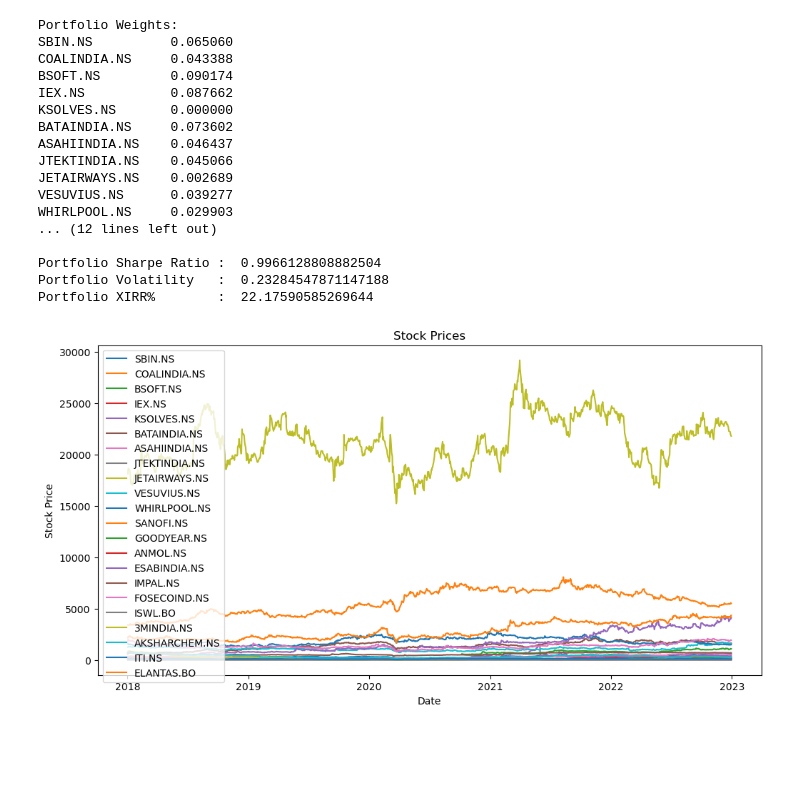
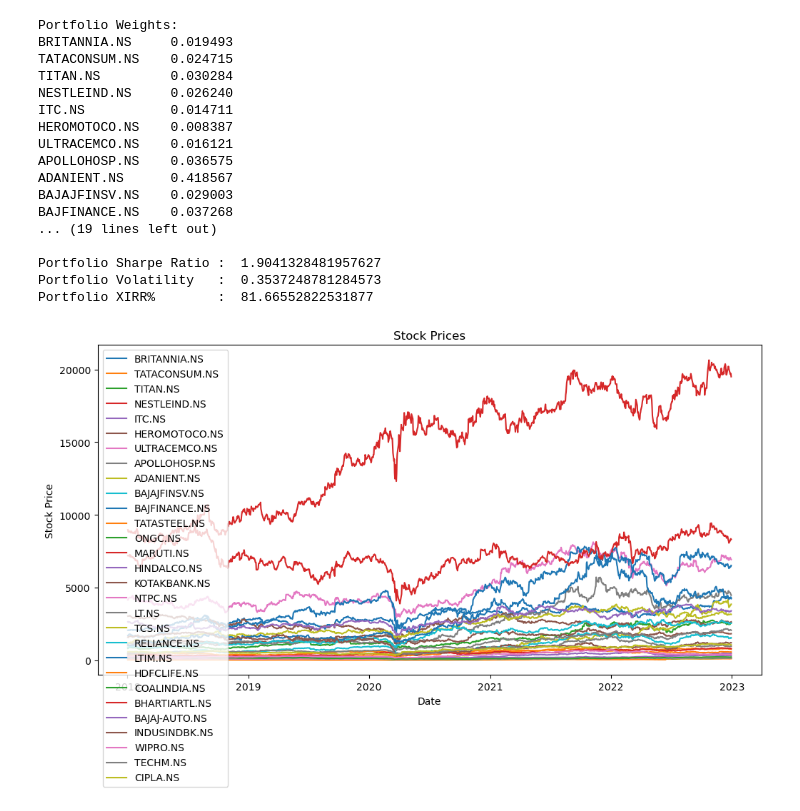
Before and after one commit to Arin2021/StockSift-DataDash, a Jupyter notebook: Portfolio_Analysis_Tool.ipynb, the cells around one changed output. Saved outputs shown, nothing was run; the diff lists cells and outputs as text; code cells hidden in the pictures; blank space fills up the shorter version.

```diff
--- a/Portfolio_Analysis_Tool.ipynb
+++ b/Portfolio_Analysis_Tool.ipynb
@@ -40,7 +40,7 @@ def calculate_volatility(daily_returns):
 # %%
 if __name__ == "__main__":
     # Input variables
-    tickers = ['SBIN.NS', 'COALINDIA.NS', 'BSOFT.NS', 'IEX.NS', 'KSOLVES.NS', 'BATAINDIA.NS', 'ASAHIINDIA.NS', 'JTEKTINDIA.NS', 'JETAIRWAYS.NS', 'VESUVIUS.NS', 'WHIRLPOOL.NS', 'SANOFI.NS', 'GOODYEAR.NS', 'ANMOL.NS', 'ESABINDIA.NS', 'IMPAL.NS', 'FOSECOIND.NS', 'ISWL.BO', '3MINDIA.NS', 'AKSHARCHEM.NS', 'ITI.NS', 'ELANTAS.BO']  # Replace with a list of desired stock symbols
+    tickers = ['BRITANNIA.NS', 'TATACONSUM.NS', 'TITAN.NS', 'NESTLEIND.NS', 'ITC.NS', 'HEROMOTOCO.NS', 'ULTRACEMCO.NS', 'APOLLOHOSP.NS', 'ADANIENT.NS', 'BAJAJFINSV.NS', 'BAJFINANCE.NS', 'TATASTEEL.NS', 'ONGC.NS', 'MARUTI.NS', 'HINDALCO.NS', 'KOTAKBANK.NS', 'NTPC.NS', 'LT.NS', 'TCS.NS', 'RELIANCE.NS', 'LTIM.NS', 'HDFCLIFE.NS', 'COALINDIA.NS', 'BHARTIARTL.NS', 'BAJAJ-AUTO.NS', 'INDUSINDBK.NS', 'WIPRO.NS', 'TECHM.NS', 'CIPLA.NS']  # Replace with a list of desired stock symbols
     start_date = '2018-01-01'  # Replace with your desired start date: yyyy-mm-dd
     end_date = '2023-01-01'  # Replace with your desired end date: yyyy-mm-dd
     investment_amount = 1000000  # Replace with your desired investment amount (in $)
@@ -78,49 +78,49 @@ if __name__ == "__main__":
 
     # Calculate market returns
     market_returns = calculate_daily_returns(pd.DataFrame({'Close': market_data}, index=common_dates))
 
     # Calculate portfolio-level metrics
     portfolio_returns = calculate_daily_returns(pd.DataFrame(portfolio_value, index=common_dates))
     sharpe_ratio = calculate_sharpe(portfolio_returns)
     volatility = calculate_volatility(portfolio_returns)
     xirr = calculate_xirr(portfolio_value)
 
     # Display results
     print("Portfolio Weights:")
     print(weights)
     print()
     print("Portfolio Sharpe Ratio : ", sharpe_ratio.iloc[0])
     print("Portfolio Volatility   : ", volatility.iloc[0])
     print("Portfolio XIRR%        : ", xirr*100)
 
     # Plot stock data
     plt.figure(figsize=(12, 6))
     for ticker in tickers:
         sns.lineplot(data=stock_data, x=common_dates, y=ticker, label=ticker)  # Use the ticker as the 'y' parameter
     plt.xlabel('Date')
     plt.ylabel('Stock Price')
     plt.title('Stock Prices')
     plt.legend()
     plt.show()
 # %% [output]
 Portfolio Weights:
-SBIN.NS          0.065060
-COALINDIA.NS     0.043388
-BSOFT.NS         0.090174
-IEX.NS           0.087662
-KSOLVES.NS       0.000000
-BATAINDIA.NS     0.073602
-ASAHIINDIA.NS    0.046437
-JTEKTINDIA.NS    0.045066
-JETAIRWAYS.NS    0.002689
-VESUVIUS.NS      0.039277
-WHIRLPOOL.NS     0.029903
-... (12 lines left out)
+BRITANNIA.NS     0.019493
+TATACONSUM.NS    0.024715
+TITAN.NS         0.030284
+NESTLEIND.NS     0.026240
+ITC.NS           0.014711
+HEROMOTOCO.NS    0.008387
+ULTRACEMCO.NS    0.016121
+APOLLOHOSP.NS    0.036575
+ADANIENT.NS      0.418567
+BAJAJFINSV.NS    0.029003
+BAJFINANCE.NS    0.037268
+... (19 lines left out)
 
-Portfolio Sharpe Ratio :  0.9966128808882504
-Portfolio Volatility   :  0.23284547871147188
-Portfolio XIRR%        :  22.17590585269644
+Portfolio Sharpe Ratio :  1.9041328481957627
+Portfolio Volatility   :  0.3537248781284573
+Portfolio XIRR%        :  81.66552822531877
-[figure, old version]
+[figure, new version]
 # %%
 # Calculate the portfolio returns by multiplying the daily returns with weights
 portfolio_returns = calculate_daily_returns(combined_returns.dot(weights))
```
Also changed, not shown: parts of 1 cell of this notebook, 2 other files.
